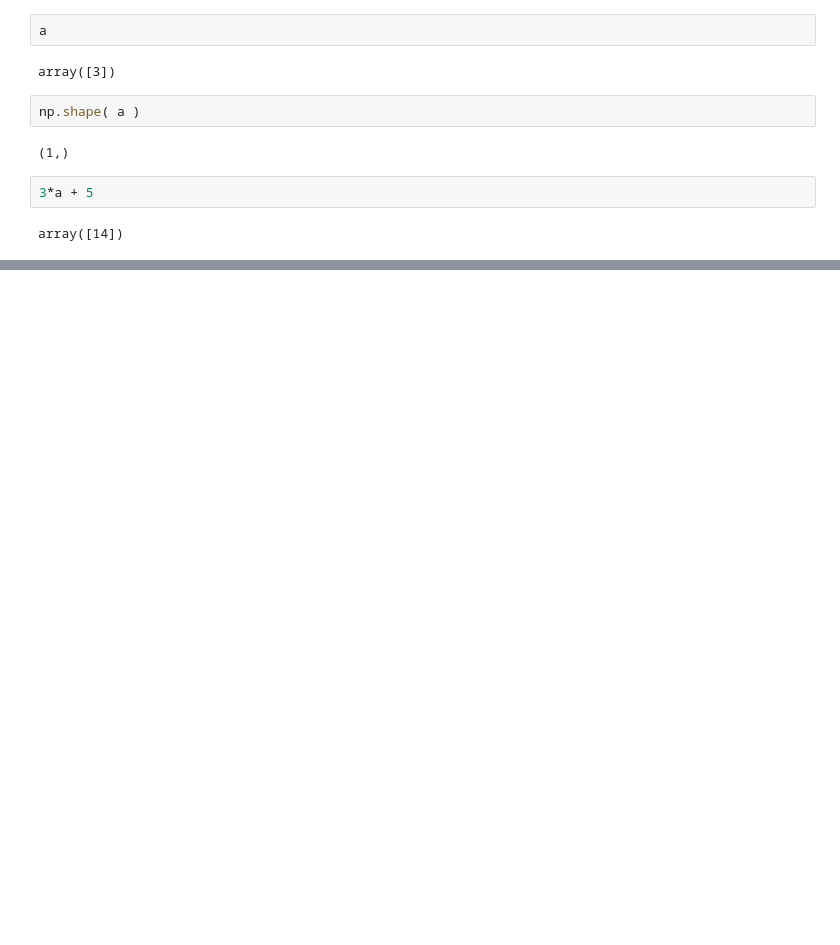
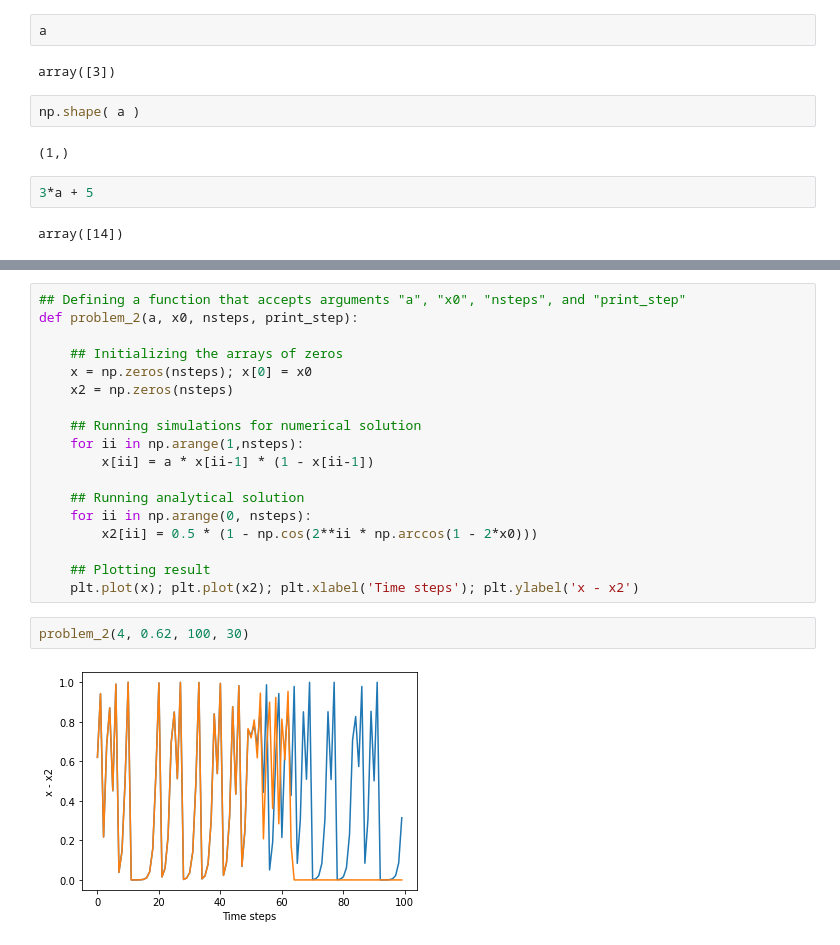
Before and after one commit to Evan-Callaghan/FieldsAcademy-NeuralNetworks, a Jupyter notebook: Tutorials/Tutorial_1.ipynb, the cells around one changed output, grey strips where cells are left out. Saved outputs shown, nothing was run; the diff lists cells and outputs as text; blank space fills up the shorter version.

```diff
--- a/Tutorials/Tutorial_1.ipynb
+++ b/Tutorials/Tutorial_1.ipynb
@@ -18,0 +129,22 @@ array([14])
+# %%
+## Defining a function that accepts arguments "a", "x0", "nsteps", and "print_step"
+def problem_2(a, x0, nsteps, print_step):
+
+    ## Initializing the arrays of zeros
+    x = np.zeros(nsteps); x[0] = x0
+    x2 = np.zeros(nsteps)
+
+    ## Running simulations for numerical solution
+    for ii in np.arange(1,nsteps):
+        x[ii] = a * x[ii-1] * (1 - x[ii-1])
+
+    ## Running analytical solution
+    for ii in np.arange(0, nsteps):
+        x2[ii] = 0.5 * (1 - np.cos(2**ii * np.arccos(1 - 2*x0)))
+
+    ## Plotting result
+    plt.plot(x); plt.plot(x2); plt.xlabel('Time steps'); plt.ylabel('x - x2')
+# %%
+problem_2(4, 0.62, 100, 30)
+# %% [output]
+[figure, added]
```
Also changed, not shown: parts of 17 cells of this notebook.
